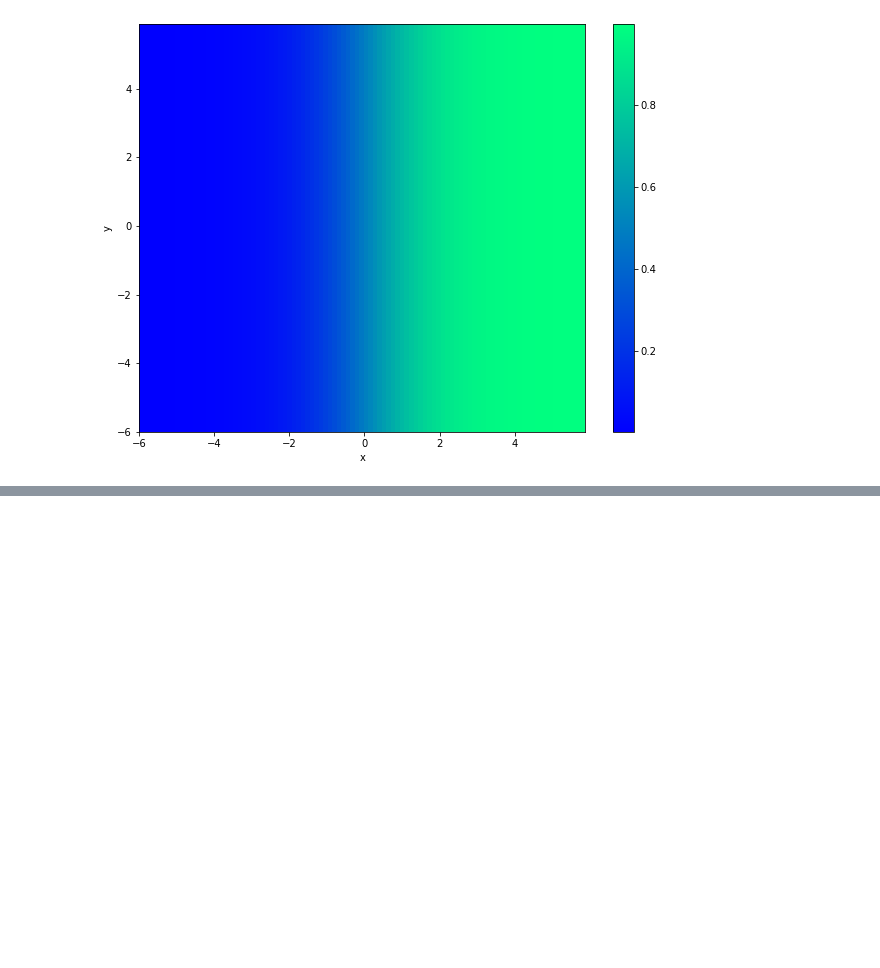
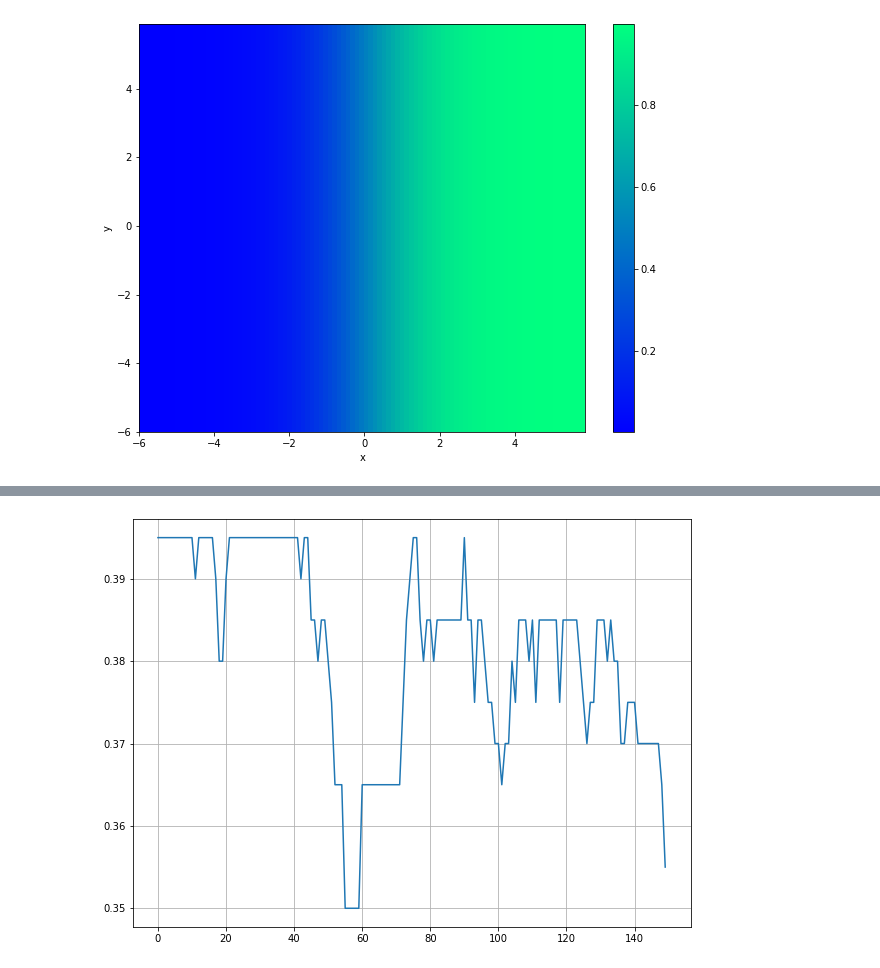
Before and after one commit to mpowd/deep-learning, a Jupyter notebook: first_exercise_sheet/first_exercise_sheet.ipynb, the cells around one changed output, grey strips where cells are left out. Cells and saved outputs as stored; diff of their text form; code cells hidden in the pictures; blank space fills up the shorter version.

```diff
--- a/first_exercise_sheet/first_exercise_sheet.ipynb
+++ b/first_exercise_sheet/first_exercise_sheet.ipynb
@@ -45,11 +45,16 @@ plot_gallery(images, labels, shape=(28, 28))
 Globale Arrays und Variablen des Netzwerkes:
 # %%
 # Netzwerkparameter
-mbs = 10                     # Größe der Minibatches
-eta = 3.0                    # Lernrate
-no_hidden = 36               # Anzahl versteckter Neuronen
-epochs = 15                  # Anzahl Epochen
-sizes = [784, no_hidden, 10] # dreischichtiges MPL mit 784 Eingangs-, no_hidden versteckten, 10 Ausgangsneuronen
+# mbs = 10                     # Größe der Minibatches
+mbs = 10
+# eta = 3.0                    # Lernrate
+eta = 0.03
+# no_hidden = 36               # Anzahl versteckter Neuronen
+no_hidden = 2
+# epochs = 15                  # Anzahl Epochen
+epochs = 150
+# sizes = [784, no_hidden, 10] # dreischichtiges MPL mit 784 Eingangs-, no_hidden versteckten, 10 Ausgangsneuronen
+sizes = [2, no_hidden, no_hidden, 1]
 num_layers = len(sizes)      # Anzahl Schichten
 
 # Arrays für Gewichte und Schwellwerte (initialisiert mit Gaußschem Rauschen)
@@ -166,6 +171,7 @@ def evaluate(x2, y2):
     neuron in the final layer has the highest activation."""
 
     correct = 0 # Anzahl korrekt klassifizierter Testbeispiele
+    errors = []
 
     # Gehe den Testdatensatz durch
     for i in range(0, x2.shape[0]):
@@ -179,16 +185,22 @@ def evaluate(x2, y2):
         ypred = feedforward(x)
 
         # Label ist in one-hot-Codierung: korrekte Klasse ist 1, alle anderen 0
+        # c = np.argmax(y)
         c = np.argmax(y)
 
         # Index des maximal aktivierten Outputs ist die Entscheidung des Netzwerk
-        cpred = np.argmax(ypred)
+        # cpred = np.argmax(ypred)
+        cpred = np.max(ypred)
 
         # Falls beide übereinstimmen, addiere zur Gesamtzahl
-        if c == cpred:
+        # if c == cpred:
+        #     correct += 1
+        if (c == 0 and cpred < 0.5) or (c == 1 and cpred >= 0.5):
             correct += 1
 
-    return correct
+        errors.append(np.square(c - cpred))
+
+    return correct, np.mean(errors)
 # %% [markdown]
 Stochastischer Gradientenabstieg:
 # %%
@@ -199,6 +211,7 @@ def SGD(x0, y0, epochs, mini_batch_size, eta, x2, y2):
 
     # gehe durch alle Epochen
     acc_val = np.zeros(epochs)
+    mse = np.zeros(epochs)
     for j in range(epochs):
 
         # Bringe die Trainingsdaten in eine zufällige Reihenfolge für jede Epoche
@@ -216,10 +229,10 @@ def SGD(x0, y0, epochs, mini_batch_size, eta, x2, y2):
             update_mini_batch(xmb, ymb, eta)
 
         # Gib Performance aus
-        acc_val[j] = evaluate(x2, y2)
+        acc_val[j], mse[j] = evaluate(x2, y2)
         print("Epoch {0}: {1} / {2}".format(j, acc_val[j], n_test))
 
-    return acc_val
+    return acc_val, mse
 # %% [markdown]
 Training:
 # %%
@@ -362,0 +346,8 @@ df_grid_n = preprocess(df_grid)
+# %%
+#2.3
+# acc_val = SGD(x0, y0, epochs, mbs, eta, x2, y2)
+x0 = df_train_n[[0, 1]].to_numpy()
+y0 = df_train_n[['labels']].to_numpy()
+x2 = df_test_n[[0, 1]].to_numpy()
+y2 = df_test_n[['labels']].to_numpy()
+acc_val, mse = SGD(x0, y0, epochs, mbs, eta, x2, y2)
@@ -362,0 +376,4 @@ df_grid_n = preprocess(df_grid)
+# %%
+plt.plot(acc_val/x2.shape[0]);
+# %% [output]
+[figure, added]
```
Also changed, not shown: parts of 5 cells of this notebook.
